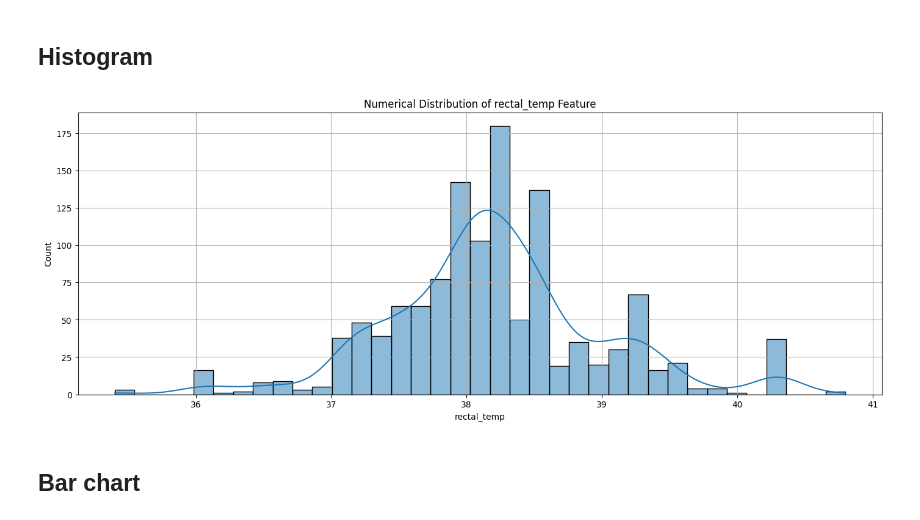
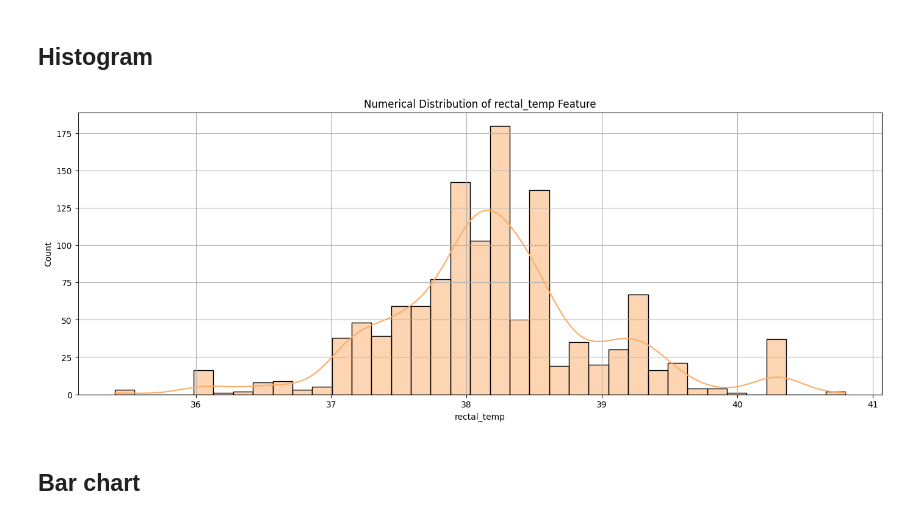
Before and after one commit to dhiiil/BCC-Prepocessing-n-EDA, a Jupyter notebook: Exploratory.ipynb, the cells around one changed output. Saved outputs shown, nothing was run; the diff lists cells and outputs as text; code cells hidden in the pictures.

```diff
--- a/Exploratory.ipynb
+++ b/Exploratory.ipynb
@@ -173,11 +183,11 @@ plt.plot(aapl_data.index, aapl_data['High'])
 ## Histogram
 # %%
 plt.figure(figsize=(17,6))
-sns.histplot(horse_health_data['rectal_temp'], kde=True)
+sns.histplot(horse_health_data['rectal_temp'], kde=True, color="#fcac66")
 plt.title('Numerical Distribution of rectal_temp Feature')
 plt.grid()
 # %% [output]
-[figure, old version]
+[figure, new version]
 # %%
 # experiment
 # %% [markdown]
```
Also changed, not shown: parts of 17 cells of this notebook.
